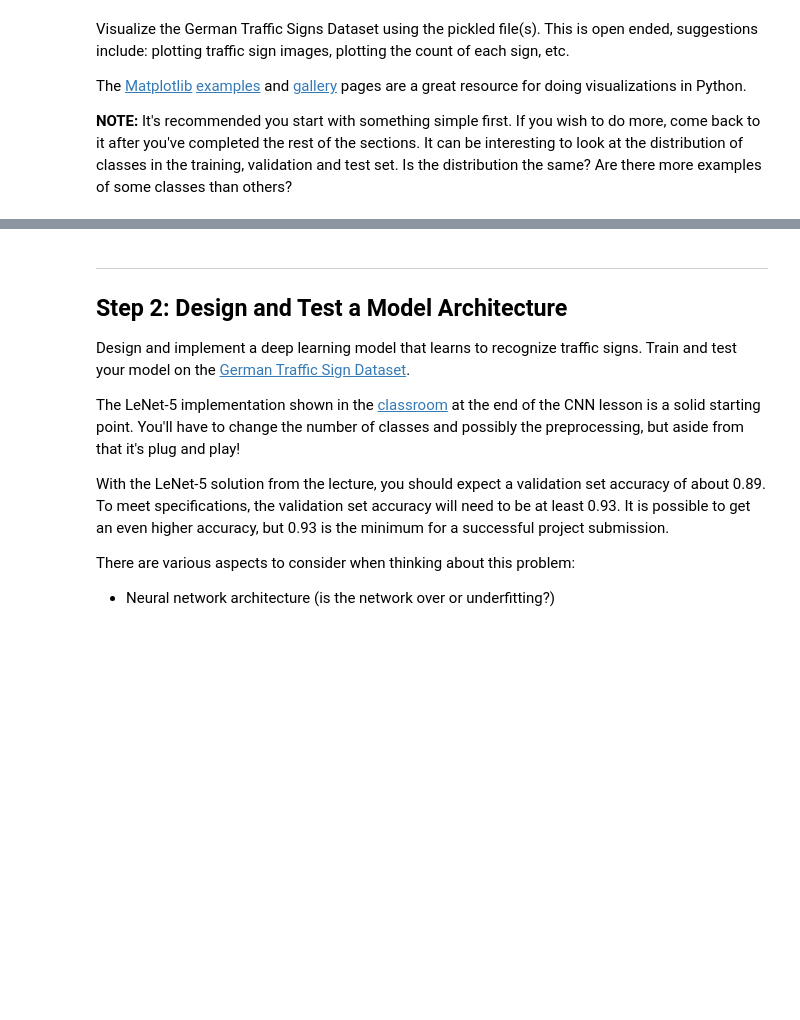
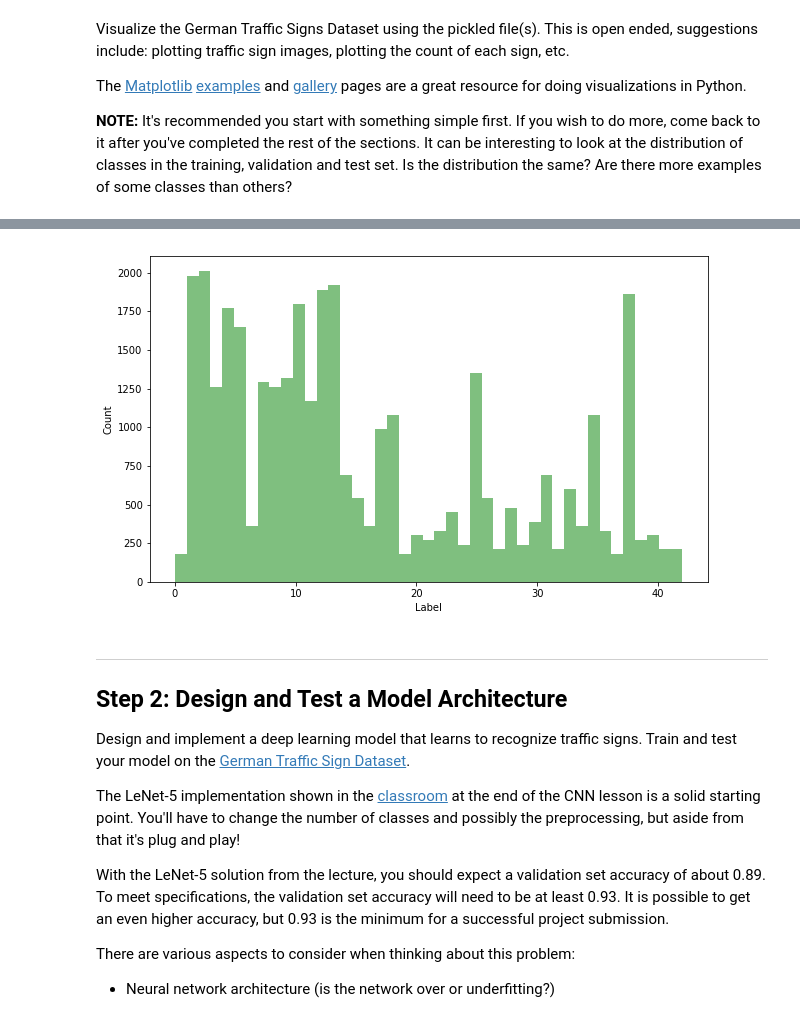
Before and after one commit to jimwatt/P2-traffic_signs, a Jupyter notebook: Traffic_Sign_Classifier.ipynb, the cells around one changed output, grey strips where cells are left out. Cells and saved outputs as stored; diff of their text form; code cells hidden in the pictures; blank space fills up the shorter version.

```diff
--- a/Traffic_Sign_Classifier.ipynb
+++ b/Traffic_Sign_Classifier.ipynb
@@ -102,3 +104,10 @@ print(y_train[index])
+# %%
+plt.figure(figsize=(10,6))
+plt.hist(y_train, 43, facecolor='green', alpha=0.5);
+plt.xlabel("Label");
+plt.ylabel("Count");
+# %% [output]
+[figure, added]
 # %% [markdown]
 ----
 
```
Also changed, not shown: parts of 3 cells of this notebook.
